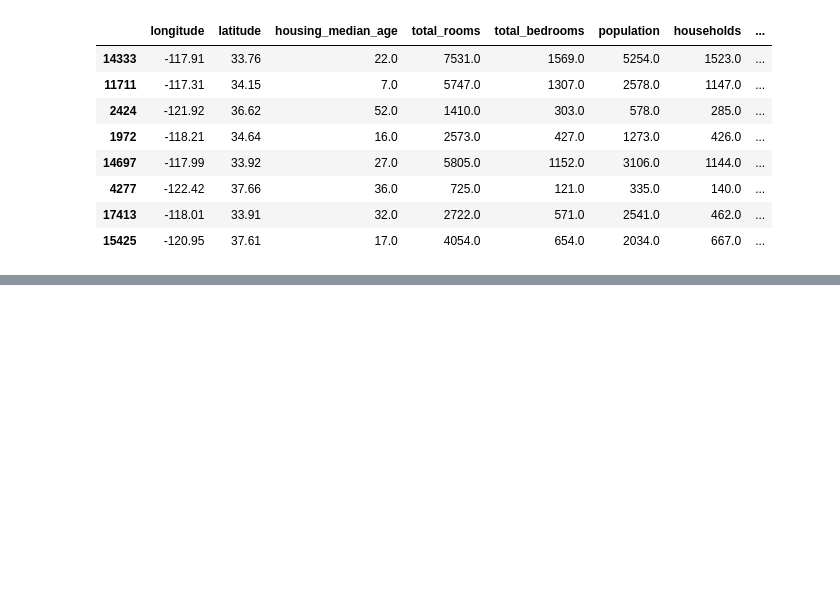
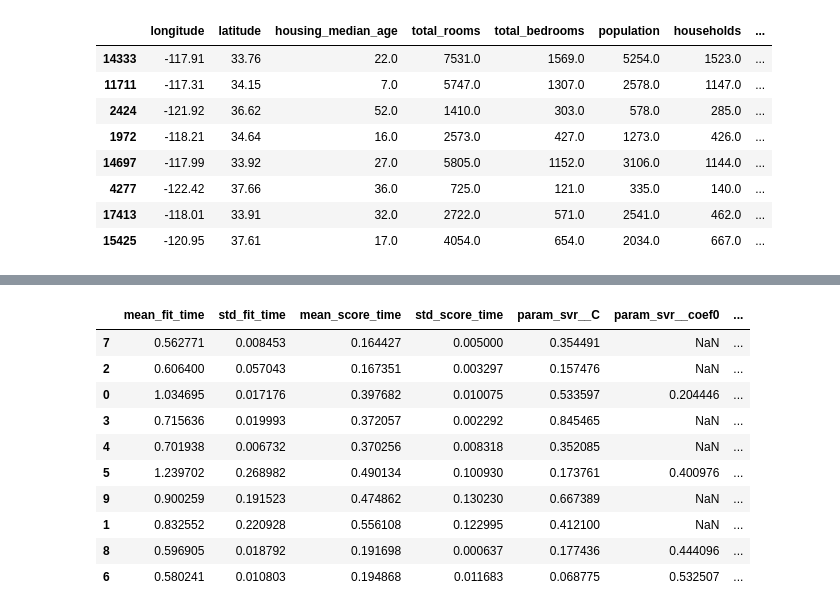
Before and after one commit to ali73/hands-on-mlp-exercise, a Jupyter notebook: Season2/Ex1.ipynb, the cells around one changed output, grey strips where cells are left out. Cells and saved outputs as stored; diff of their text form; code cells hidden in the pictures; blank space fills up the shorter version.

```diff
--- a/Season2/Ex1.ipynb
+++ b/Season2/Ex1.ipynb
@@ -281,16 +306,16 @@ results.sort_values("rmse")[:10]
 # %%
 from sklearn.model_selection import RandomizedSearchCV
 from sklearn.svm import SVR
-from scipy.stats import randint, rang
+from scipy.stats import randint, uniform
 
 # kernels = ['linear','‘poly', 'rbf', 'sigmoid']
 # C_values = [0.2, 0.4, 0,6, 0.8, 1.0]
 # rbf_gamma = [0.05, 0.2, 0.4, 0.6]
 # ps_coef0 = [0.0, 0.05, 0.1, 0.15, 0.2, 0.5]
 # poly_degree = [1, 2, 3, 5]
-C_dist = randrange(0.0, 1.0)
-ps_coef0_dist = randrange(0.0, 1.0)
-rbf_gamm_dist = randrange(0.0, 1.0)
+C_dist = uniform(0.0, 1.0)
+ps_coef0_dist = uniform(0.0, 1.0)
+rbf_gamma_dist = uniform(0.0, 1.0)
 param_distrs = [
    {
        "svr__kernel": ["linear"],
@@ -311,4 +336,7 @@ param_distrs = [
 
 svr = SVR()
 
-random_search = RandomizedSearchCV(svr, full_pipeline)
+random_search = RandomizedSearchCV(full_pipeline,
+                                   param_distrs,
+                                   cv=3,
+                                   scoring="neg_root_mean_squared_error",)
@@ -316,0 +343,19 @@ ImportError: cannot import name 'randrange' from 'scipy.stats' (/usr/local/lib/p
+# %%
+rnd_serach = random_search.fit(train_set, train_labels)
+# %%
+cv_res = pd.DataFrame(rnd_serach.cv_results_)
+cv_res["rmse"] = np.sqrt(-cv_res["mean_test_score"])
+
+cv_res.sort_values("rmse")[:10]
+# %% [output]
+|  | mean_fit_time | std_fit_time | mean_score_time | std_score_time | param_svr__C | param_svr__coef0 | ... |
+| 7 | 0.562771 | 0.008453 | 0.164427 | 0.005000 | 0.354491 | NaN | ... |
+| 2 | 0.606400 | 0.057043 | 0.167351 | 0.003297 | 0.157476 | NaN | ... |
+| 0 | 1.034695 | 0.017176 | 0.397682 | 0.010075 | 0.533597 | 0.204446 | ... |
+| 3 | 0.715636 | 0.019993 | 0.372057 | 0.002292 | 0.845465 | NaN | ... |
+| 4 | 0.701938 | 0.006732 | 0.370256 | 0.008318 | 0.352085 | NaN | ... |
+| 5 | 1.239702 | 0.268982 | 0.490134 | 0.100930 | 0.173761 | 0.400976 | ... |
+| 9 | 0.900259 | 0.191523 | 0.474862 | 0.130230 | 0.667389 | NaN | ... |
+| 1 | 0.832552 | 0.220928 | 0.556108 | 0.122995 | 0.412100 | NaN | ... |
+| 8 | 0.596905 | 0.018792 | 0.191698 | 0.000637 | 0.177436 | 0.444096 | ... |
+| 6 | 0.580241 | 0.010803 | 0.194868 | 0.011683 | 0.068775 | 0.532507 | ... |
```
Also changed, not shown: parts of 16 cells of this notebook.
